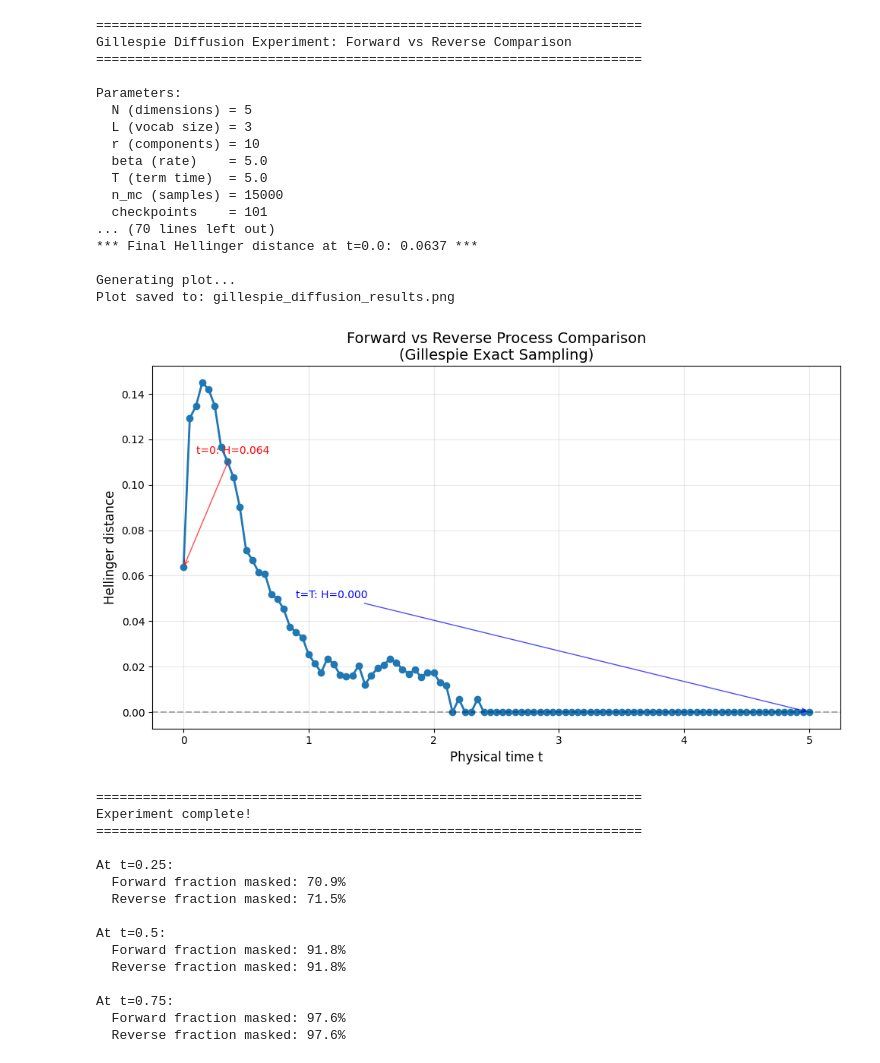
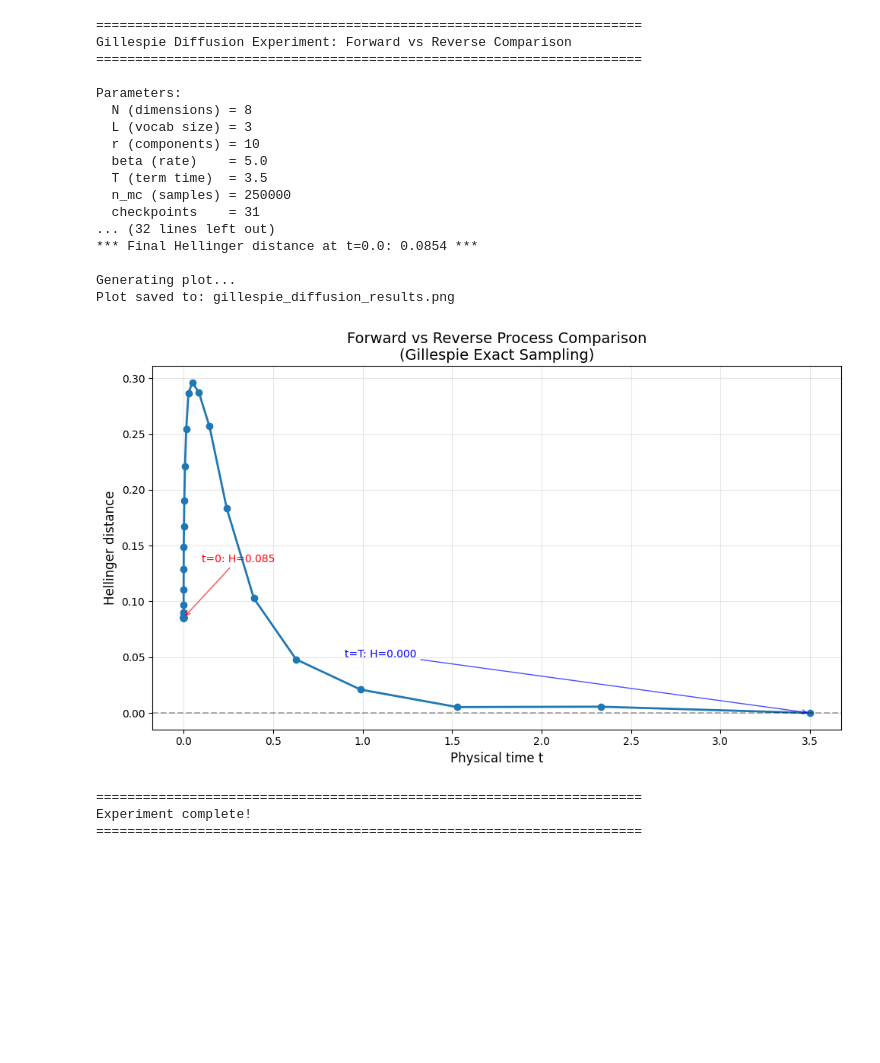
Before and after one commit to loren-ll/Correctors_Discrete_Diffusion, a Jupyter notebook: zero.ipynb, the cells around one changed output. Saved outputs shown, nothing was run; the diff lists cells and outputs as text; code cells hidden in the pictures; blank space fills up the shorter version.

Commit message:
[EDIT] working tests, added method name to diffusion class

```diff
--- a/zero.ipynb
+++ b/zero.ipynb
@@ -633,7 +636,7 @@ if __name__ == "__main__":
     print("=" * 70)
 
     # Setup parameters
-    N = 5      # Number of dimensions
+    N = 8      # Number of dimensions
     L = 3      # Vocabulary size per dimension
     r = 10    # Number of mixture components
     w = np.ones(r) / r
@@ -642,11 +645,13 @@ if __name__ == "__main__":
     mu = np.random.dirichlet([1]*L, size=(r, N))  # Shape: (r, N, L)
 
     beta = 5.0  # Masking rate
-    T = 5.0     # Terminal time
-    n_mc = 15_000 # Number of Monte Carlo samples
+    T = 3.5    # Terminal time
+    n_mc = 250_000 # Number of Monte Carlo samples
 
     # Checkpoint times (physical time from 0 to T)
-    checkpoint_times = np.linspace(0, T, 101)  # [0.0, 0.05, ..., 1.0]
+    u = np.linspace(0, 1, 31)
+    checkpoint_times = T * (u ** 12)  # More checkpoints near t=0
+    # checkpoint_times = np.linspace(0, T, 201)  # [0.0, 0.05, ..., 1.0]
 
     print(f"\nParameters:")
     print(f"  N (dimensions) = {N}")
@@ -659,11 +664,11 @@ if __name__ == "__main__":
 
     # Run experiment
     print("\n" + "=" * 70)
-    samples = run_diffusion_experiment(w, mu, beta, T, n_mc, checkpoint_times)
+    samples = run_diffusion_experiment_with_gillespie(w, mu, beta, T, n_mc, checkpoint_times)
 
     # Compute Hellinger distances
     print("\nComputing Hellinger distances...")
-    distances = samples.compute_hellinger_distances()
+    distances = samples.compute_hellinger_distances('gillespie')
 
     # Display results
     print("\nHellinger distances at checkpoints:")
@@ -690,73 +695,40 @@ if __name__ == "__main__":
     tT = samples.times[-1]
     plt.annotate(f't=0: H={distances[t0]:.3f}',
                 xy=(t0, distances[t0]), xytext=(0.1, distances[t0] + 0.05),
                 arrowprops=dict(arrowstyle='->', color='red', alpha=0.7),
                 fontsize=10, color='red')
     plt.annotate(f't=T: H={distances[tT]:.3f}',
                 xy=(tT, distances[tT]), xytext=(0.9, distances[tT] + 0.05),
                 arrowprops=dict(arrowstyle='->', color='blue', alpha=0.7),
                 fontsize=10, color='blue')
 
     plt.tight_layout()
     plt.savefig('gillespie_diffusion_results.png', dpi=150, bbox_inches='tight')
     print("Plot saved to: gillespie_diffusion_results.png")
     plt.show()
 
     print("\n" + "=" * 70)
     print("Experiment complete!")
     print("=" * 70)
-
-    print(f"\nAt t=0.25:")
-    t_q1 = 0.25
-    if t_q1 in samples.forward:
-        print(f"  Forward fraction masked: {(samples.forward[t_q1] == -1).sum() / samples.forward[t_q1].size:.1%}")
-    if t_q1 in samples.reverse:
-        print(f"  Reverse fraction masked: {(samples.reverse[t_q1] == -1).sum() / samples.reverse[t_q1].size:.1%}")
-
-
-    print(f"\nAt t=0.5:")
-    t_mid = 0.5
-    if t_mid in samples.forward:
-        print(f"  Forward fraction masked: {(samples.forward[t_mid] == -1).sum() / samples.forward[t_mid].size:.1%}")
-    if t_mid in samples.reverse:
-        print(f"  Reverse fraction masked: {(samples.reverse[t_mid] == -1).sum() / samples.reverse[t_mid].size:.1%}")
-    print(f"\nAt t=0.75:")
-    t_q3 = 0.75
-    if t_q3 in samples.forward:
-        print(f"  Forward fraction masked: {(samples.forward[t_q3] == -1).sum() / samples.forward[t_q3].size:.1%}")
-    if t_q3 in samples.reverse:
-        print(f"  Reverse fraction masked: {(samples.reverse[t_q3] == -1).sum() / samples.reverse[t_q3].size:.1%}")
 # %% [output]
 ======================================================================
 Gillespie Diffusion Experiment: Forward vs Reverse Comparison
 ======================================================================
 
 Parameters:
-  N (dimensions) = 5
+  N (dimensions) = 8
   L (vocab size) = 3
   r (components) = 10
   beta (rate)    = 5.0
-  T (term time)  = 5.0
-  n_mc (samples) = 15000
-  checkpoints    = 101
-... (70 lines left out)
-*** Final Hellinger distance at t=0.0: 0.0637 ***
+  T (term time)  = 3.5
+  n_mc (samples) = 250000
+  checkpoints    = 31
+... (32 lines left out)
+*** Final Hellinger distance at t=0.0: 0.0854 ***
 
 Generating plot...
 Plot saved to: gillespie_diffusion_results.png
-[figure, old version]
+[figure, new version]
 ======================================================================
 Experiment complete!
 ======================================================================
-
-At t=0.25:
-  Forward fraction masked: 70.9%
-  Reverse fraction masked: 71.5%
-
-At t=0.5:
-  Forward fraction masked: 91.8%
-  Reverse fraction masked: 91.8%
-
-At t=0.75:
-  Forward fraction masked: 97.6%
-  Reverse fraction masked: 97.6%
```
Also changed, not shown: parts of 6 cells of this notebook.
